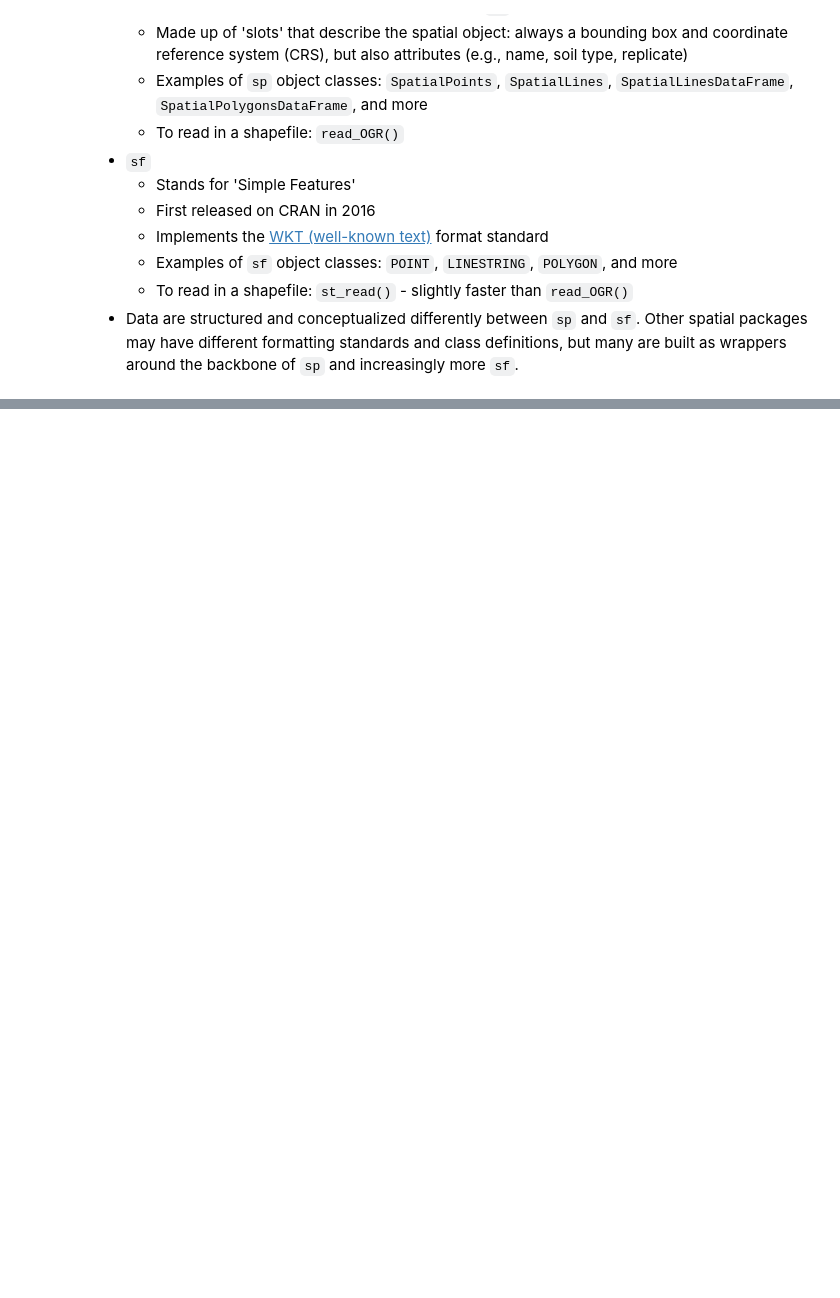
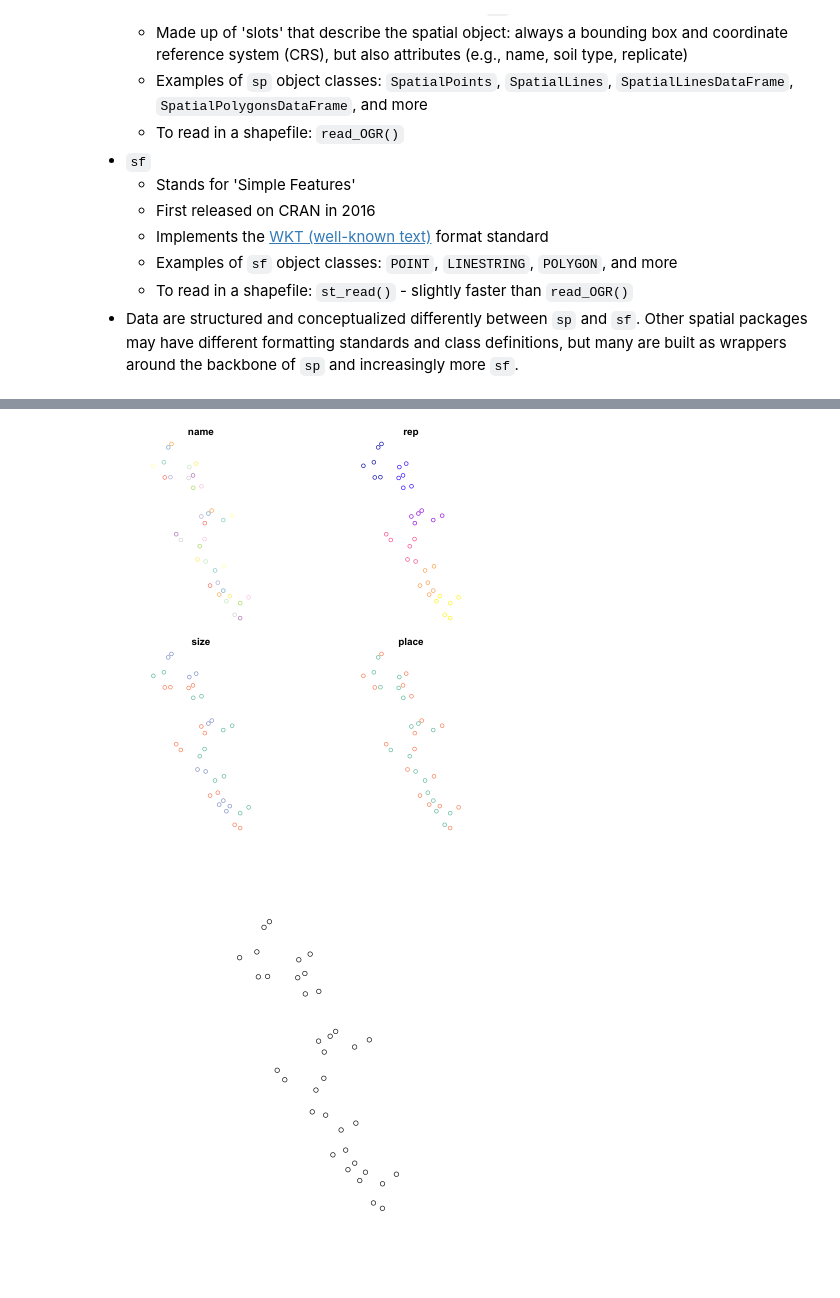
Before and after one commit to annaspiers/spatial-data_mapping_RLadies, a Jupyter notebook: tutorial.ipynb, the cells around one changed output, grey strips where cells are left out. Drawn from its saved outputs; the diff is of its cells as text; code cells hidden in the pictures; blank space fills up the shorter version.

```diff
--- a/tutorial.ipynb
+++ b/tutorial.ipynb
@@ -140,0 +85,5 @@ To do
+# %%
+# Load csv
+sites_sf <- sf::st_as_sf(sites, coords=c("lon", "lat"))
+st_crs(sites_sf) <- 4326
+head(sites_sf)
@@ -140,0 +199,9 @@ To do
+# %%
+# Going forward, let's use sf objects. I was trained with sp, but sf seems like the package for the future
+
+# Plot sites
+plot(sites_sf)
+plot(st_geometry(sites_sf))
+# %% [output]
+[figure, added]
+[figure, added]
```
Also changed, not shown: parts of 24 cells of this notebook, 14 other files.
